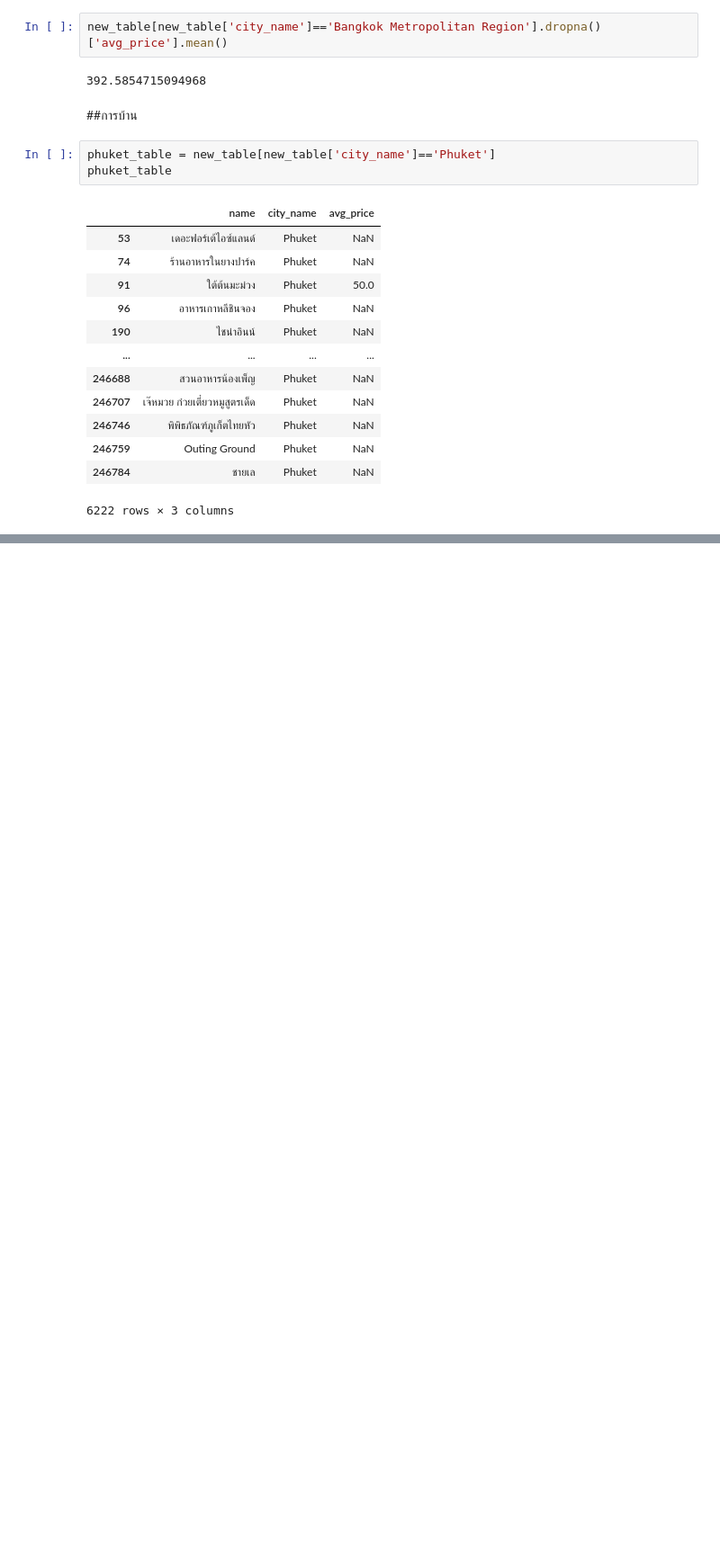
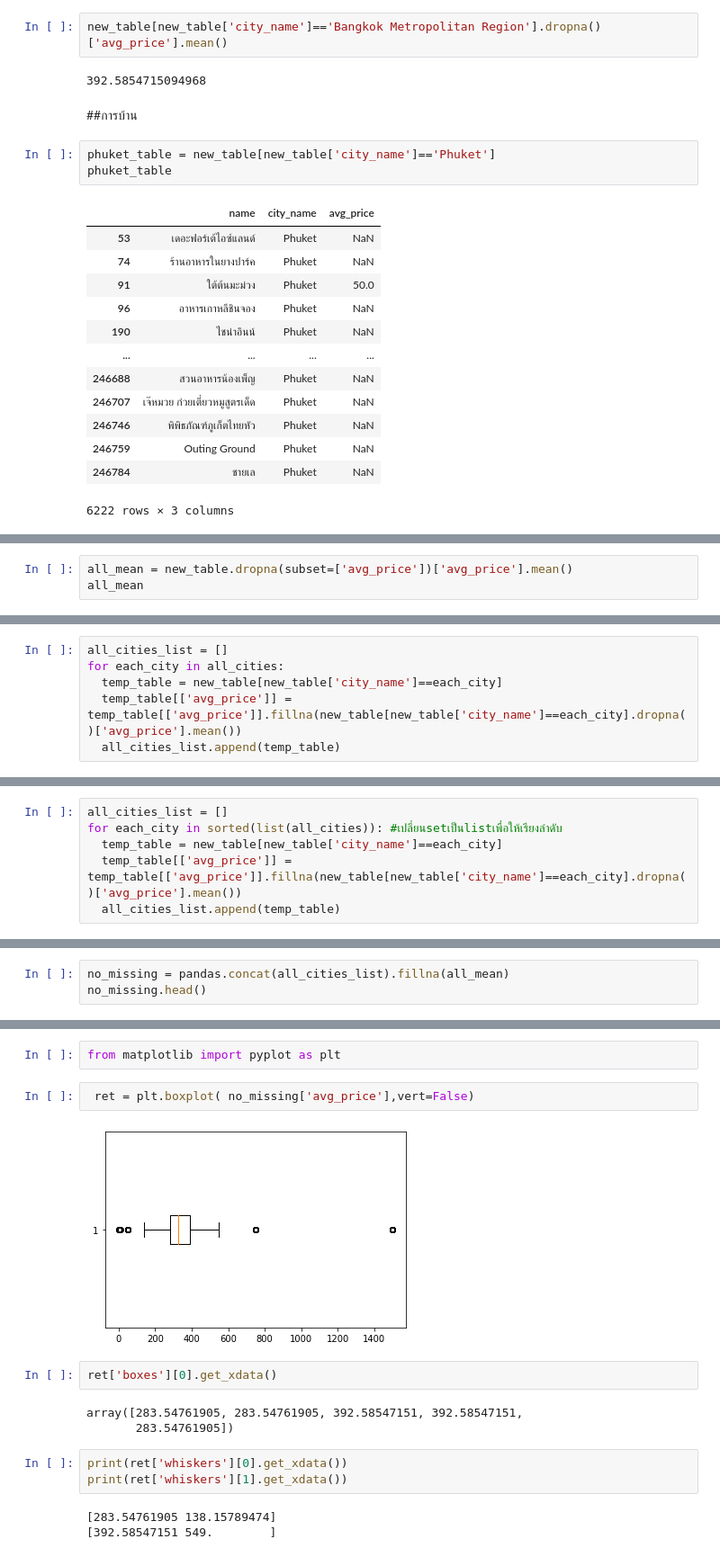
Before and after one commit to tthawatch/DPDM, a Jupyter notebook: Pandas_and_Data_Peaprocessing_101.ipynb, the cells around one changed output, grey strips where cells are left out. Shown at 90% size. Drawn from its saved outputs; the diff is of its cells as text; blank space fills up the shorter version.

```diff
--- a/Pandas_and_Data_Peaprocessing_101.ipynb
+++ b/Pandas_and_Data_Peaprocessing_101.ipynb
@@ -300,0 +356,3 @@ phuket_table
+# %%
+all_mean = new_table.dropna(subset=['avg_price'])['avg_price'].mean()
+all_mean
@@ -300,0 +361,6 @@ phuket_table
+# %%
+all_cities_list = []
+for each_city in all_cities:
+  temp_table = new_table[new_table['city_name']==each_city]
+  temp_table[['avg_price']] = temp_table[['avg_price']].fillna(new_table[new_table['city_name']==each_city].dropna()['avg_price'].mean())
+  all_cities_list.append(temp_table)
@@ -300,0 +373,6 @@ phuket_table
+# %%
+all_cities_list = []
+for each_city in sorted(list(all_cities)): #เปลี่ยนsetเป็นlistเพื่อให้เรียงลำดับ
+  temp_table = new_table[new_table['city_name']==each_city]
+  temp_table[['avg_price']] = temp_table[['avg_price']].fillna(new_table[new_table['city_name']==each_city].dropna()['avg_price'].mean())
+  all_cities_list.append(temp_table)
@@ -300,0 +401,3 @@ phuket_table
+# %%
+no_missing = pandas.concat(all_cities_list).fillna(all_mean)
+no_missing.head()
@@ -300,0 +543,17 @@ phuket_table
+# %%
+from matplotlib import pyplot as plt
+# %%
+ ret = plt.boxplot( no_missing['avg_price'],vert=False)
+# %% [output]
+[figure, added]
+# %%
+ret['boxes'][0].get_xdata()
+# %% [output]
+array([283.54761905, 283.54761905, 392.58547151, 392.58547151,
+       283.54761905])
+# %%
+print(ret['whiskers'][0].get_xdata())
+print(ret['whiskers'][1].get_xdata())
+# %% [output]
+[283.54761905 138.15789474]
+[392.58547151 549.        ]
```
Also changed, not shown: parts of 38 cells of this notebook.
